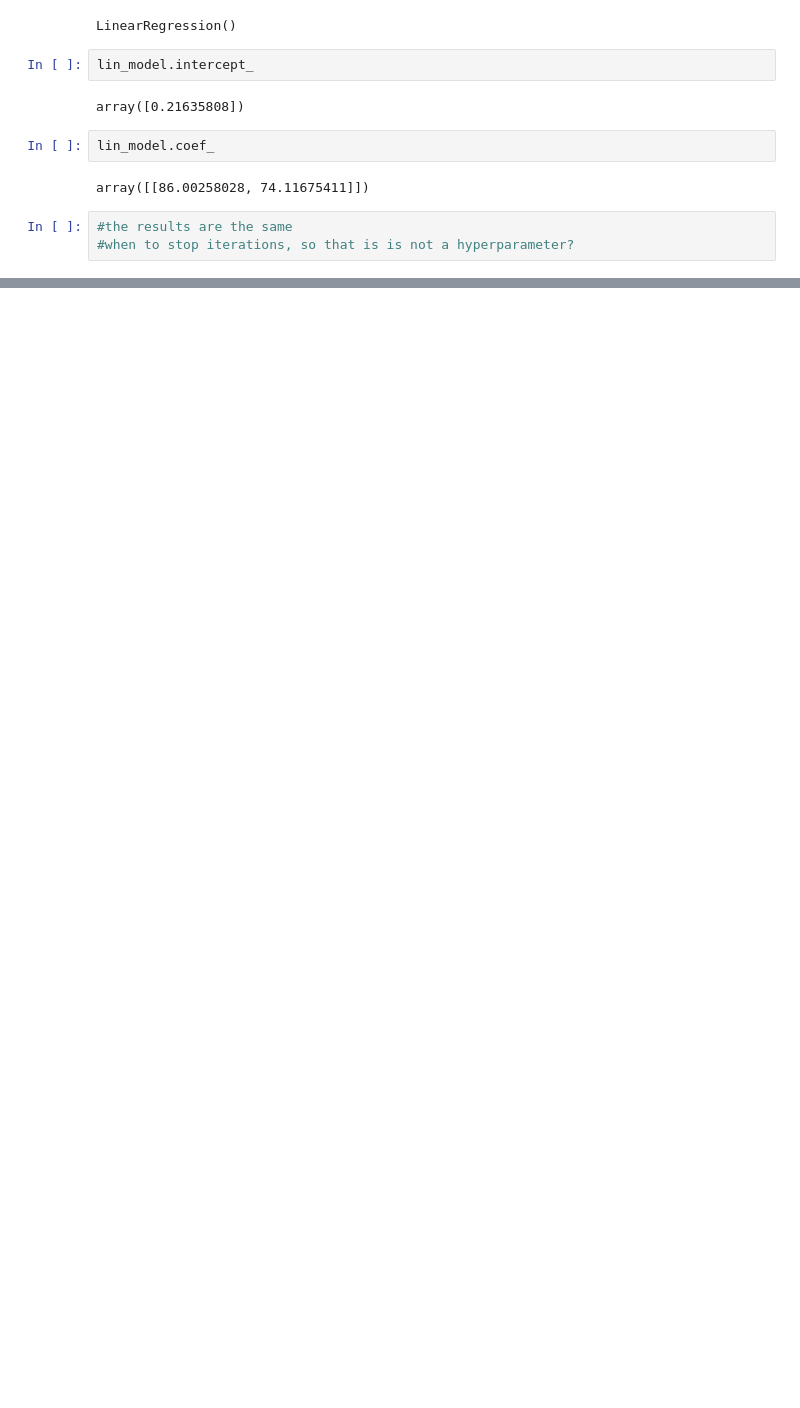
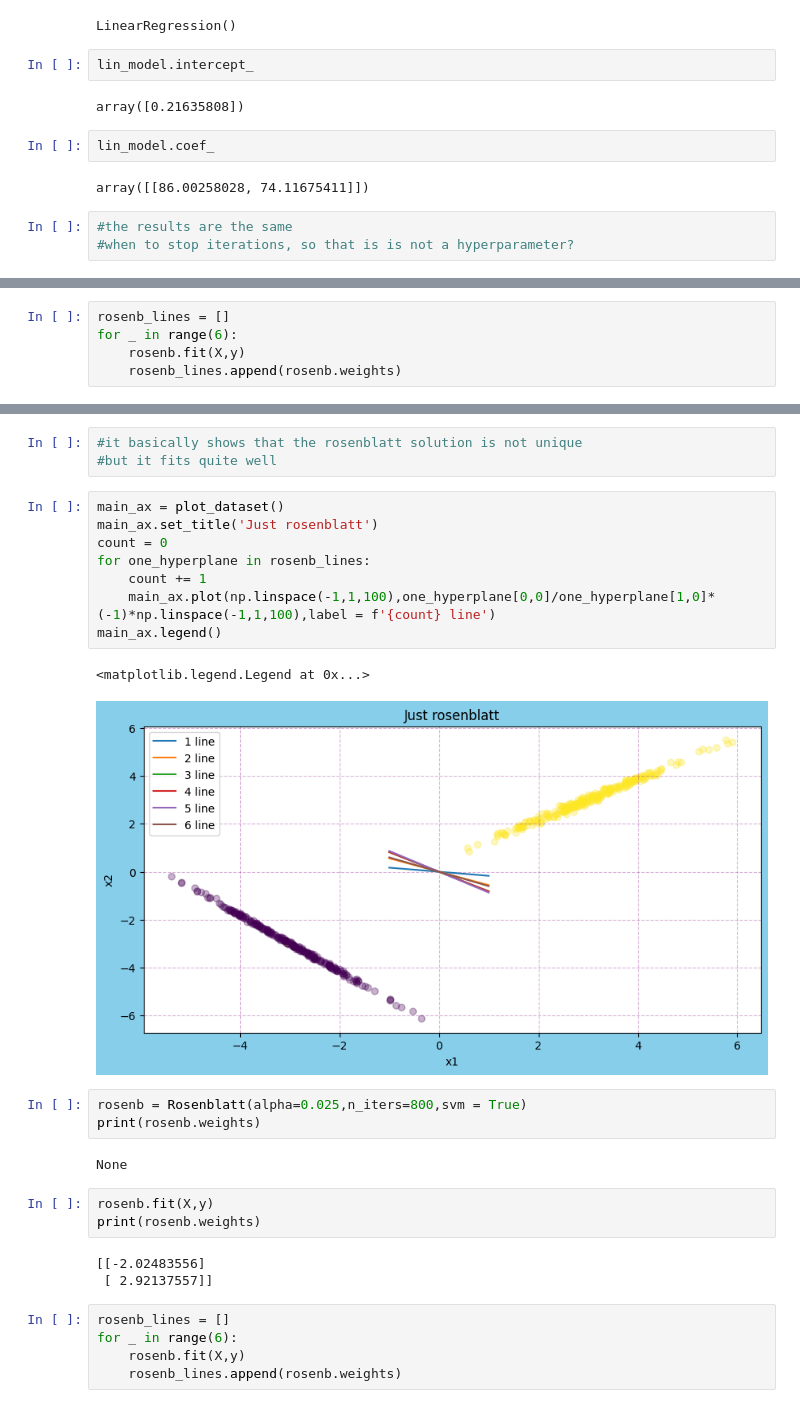
Before and after one commit to LuchianPeledutse/ML, a Jupyter notebook: Machine_learning_intro.ipynb, the cells around one changed output, grey strips where cells are left out. Drawn from its saved outputs; the diff is of its cells as text; blank space fills up the shorter version.

```diff
--- a/Machine_learning_intro.ipynb
+++ b/Machine_learning_intro.ipynb
@@ -79,0 +201,5 @@ array([[86.00258028, 74.11675411]])
+# %%
+rosenb_lines = []
+for _ in range(6):
+    rosenb.fit(X,y)
+    rosenb_lines.append(rosenb.weights)
@@ -79,0 +221,30 @@ array([[86.00258028, 74.11675411]])
+# %%
+#it basically shows that the rosenblatt solution is not unique
+#but it fits quite well
+# %%
+main_ax = plot_dataset()
+main_ax.set_title('Just rosenblatt')
+count = 0
+for one_hyperplane in rosenb_lines:
+    count += 1
+    main_ax.plot(np.linspace(-1,1,100),one_hyperplane[0,0]/one_hyperplane[1,0]*(-1)*np.linspace(-1,1,100),label = f'{count} line')
+main_ax.legend()
+# %% [output]
+<matplotlib.legend.Legend at 0x...>
+[figure, added]
+# %%
+rosenb = Rosenblatt(alpha=0.025,n_iters=800,svm = True)
+print(rosenb.weights)
+# %% [output]
+None
+# %%
+rosenb.fit(X,y)
+print(rosenb.weights)
+# %% [output]
+[[-2.02483556]
+ [ 2.92137557]]
+# %%
+rosenb_lines = []
+for _ in range(6):
+    rosenb.fit(X,y)
+    rosenb_lines.append(rosenb.weights)
```
Also changed, not shown: parts of 24 cells of this notebook.
